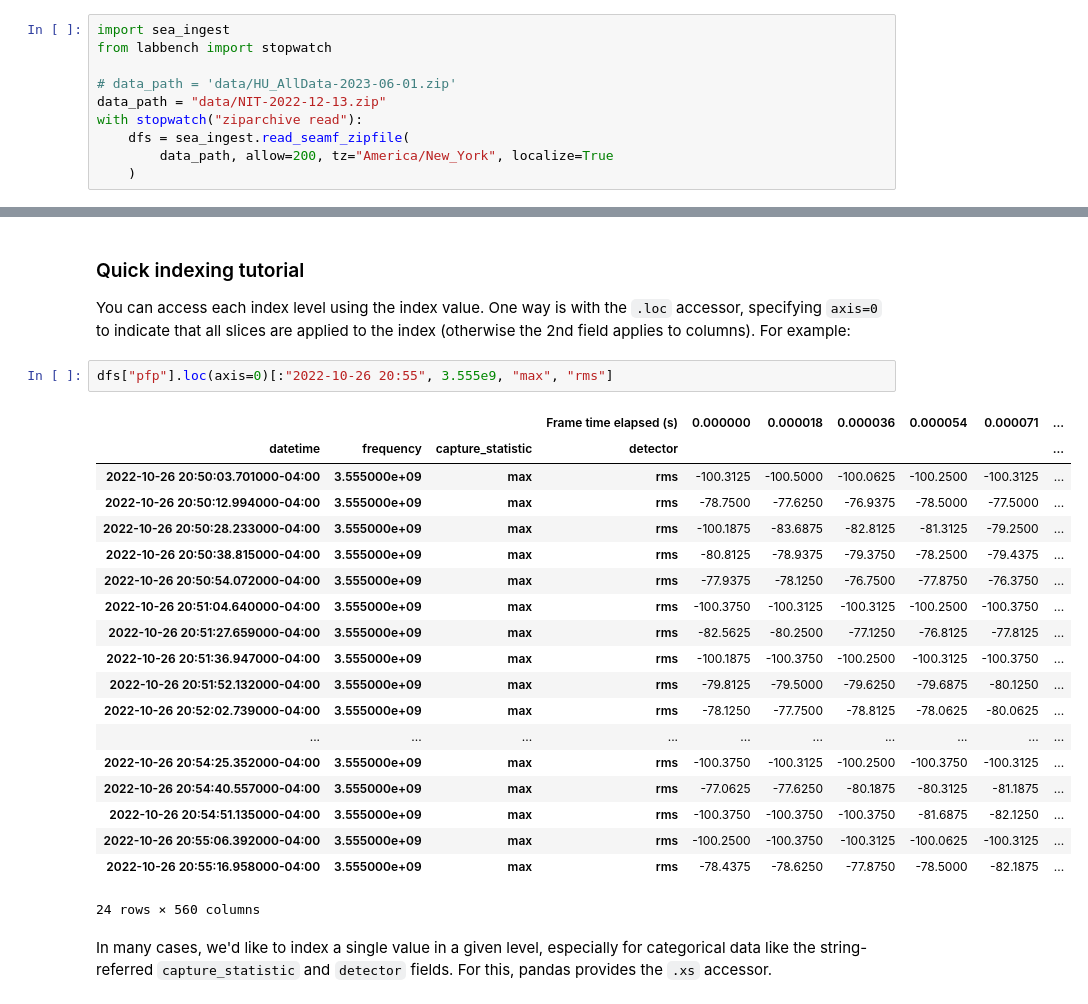
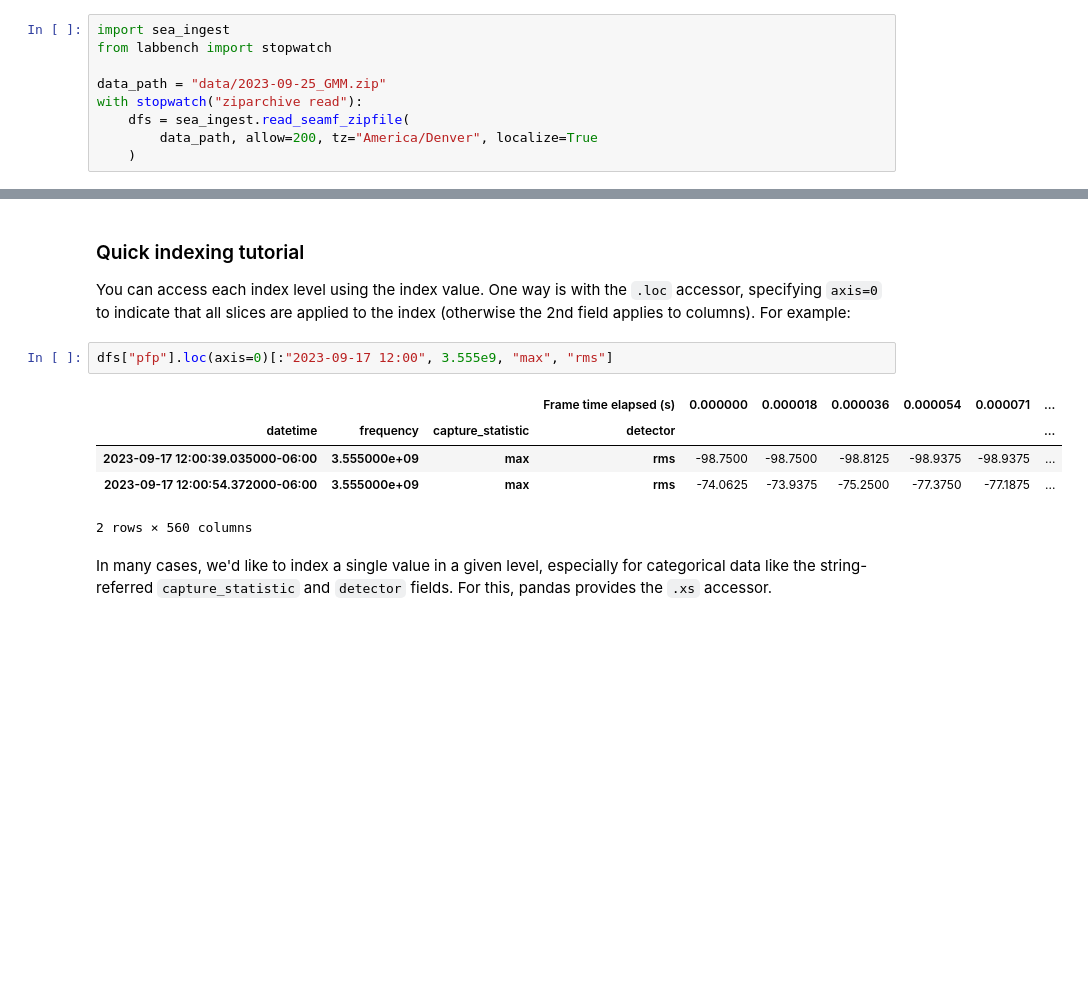
Before and after one commit to usnistgov/nasctn-sea-ingest, a Jupyter notebook: demos/read_ziparchive.ipynb, the cells around one changed output, grey strips where cells are left out. Saved outputs shown, nothing was run; the diff lists cells and outputs as text; blank space fills up the shorter version.

```diff
--- a/demos/read_ziparchive.ipynb
+++ b/demos/read_ziparchive.ipynb
@@ -7,10 +7,9 @@ In order to run this yourself, you'll need to download a zip file archive, and a
 import sea_ingest
 from labbench import stopwatch
 
-# data_path = 'data/HU_AllData-2023-06-01.zip'
-data_path = "data/NIT-2022-12-13.zip"
+data_path = "data/2023-09-25_GMM.zip"
 with stopwatch("ziparchive read"):
     dfs = sea_ingest.read_seamf_zipfile(
-        data_path, allow=200, tz="America/New_York", localize=True
+        data_path, allow=200, tz="America/Denver", localize=True
     )
 # %% [output]
@@ -50,27 +49,13 @@ dfs["pfp"]
 
 You can access each index level using the index value. One way is with the `.loc` accessor, specifying `axis=0` to indicate that all slices are applied to the index (otherwise the 2nd field applies to columns). For example:
 # %%
-dfs["pfp"].loc(axis=0)[:"2022-10-26 20:55", 3.555e9, "max", "rms"]
+dfs["pfp"].loc(axis=0)[:"2023-09-17 12:00", 3.555e9, "max", "rms"]
 # %% [output]
 |  |  |  | Frame time elapsed (s) | 0.000000 | 0.000018 | 0.000036 | 0.000054 | 0.000071 | ... |
 | datetime | frequency | capture_statistic | detector |  |  |  |  |  | ... |
-| 2022-10-26 20:50:03.701000-04:00 | 3.555000e+09 | max | rms | -100.3125 | -100.5000 | -100.0625 | -100.2500 | -100.3125 | ... |
-| 2022-10-26 20:50:12.994000-04:00 | 3.555000e+09 | max | rms | -78.7500 | -77.6250 | -76.9375 | -78.5000 | -77.5000 | ... |
-| 2022-10-26 20:50:28.233000-04:00 | 3.555000e+09 | max | rms | -100.1875 | -83.6875 | -82.8125 | -81.3125 | -79.2500 | ... |
-| 2022-10-26 20:50:38.815000-04:00 | 3.555000e+09 | max | rms | -80.8125 | -78.9375 | -79.3750 | -78.2500 | -79.4375 | ... |
-| 2022-10-26 20:50:54.072000-04:00 | 3.555000e+09 | max | rms | -77.9375 | -78.1250 | -76.7500 | -77.8750 | -76.3750 | ... |
-| 2022-10-26 20:51:04.640000-04:00 | 3.555000e+09 | max | rms | -100.3750 | -100.3125 | -100.3125 | -100.2500 | -100.3750 | ... |
-| 2022-10-26 20:51:27.659000-04:00 | 3.555000e+09 | max | rms | -82.5625 | -80.2500 | -77.1250 | -76.8125 | -77.8125 | ... |
-| 2022-10-26 20:51:36.947000-04:00 | 3.555000e+09 | max | rms | -100.1875 | -100.3750 | -100.2500 | -100.3125 | -100.3750 | ... |
-| 2022-10-26 20:51:52.132000-04:00 | 3.555000e+09 | max | rms | -79.8125 | -79.5000 | -79.6250 | -79.6875 | -80.1250 | ... |
-| 2022-10-26 20:52:02.739000-04:00 | 3.555000e+09 | max | rms | -78.1250 | -77.7500 | -78.8125 | -78.0625 | -80.0625 | ... |
-| ... | ... | ... | ... | ... | ... | ... | ... | ... | ... |
-| 2022-10-26 20:54:25.352000-04:00 | 3.555000e+09 | max | rms | -100.3750 | -100.3125 | -100.2500 | -100.3750 | -100.3125 | ... |
-| 2022-10-26 20:54:40.557000-04:00 | 3.555000e+09 | max | rms | -77.0625 | -77.6250 | -80.1875 | -80.3125 | -81.1875 | ... |
-| 2022-10-26 20:54:51.135000-04:00 | 3.555000e+09 | max | rms | -100.3750 | -100.3750 | -100.3750 | -81.6875 | -82.1250 | ... |
-| 2022-10-26 20:55:06.392000-04:00 | 3.555000e+09 | max | rms | -100.2500 | -100.3750 | -100.3125 | -100.0625 | -100.3125 | ... |
-| 2022-10-26 20:55:16.958000-04:00 | 3.555000e+09 | max | rms | -78.4375 | -78.6250 | -77.8750 | -78.5000 | -82.1875 | ... |
+| 2023-09-17 12:00:39.035000-06:00 | 3.555000e+09 | max | rms | -98.7500 | -98.7500 | -98.8125 | -98.9375 | -98.9375 | ... |
+| 2023-09-17 12:00:54.372000-06:00 | 3.555000e+09 | max | rms | -74.0625 | -73.9375 | -75.2500 | -77.3750 | -77.1875 | ... |
-24 rows × 560 columns
+2 rows × 560 columns
 # %% [markdown]
 In many cases, we'd like to index a single value in a given level, especially for categorical data like the string-referred `capture_statistic` and `detector` fields. For this, pandas provides the `.xs` accessor.
 # %%
```
Also changed, not shown: parts of 4 cells of this notebook, 2 other files.
